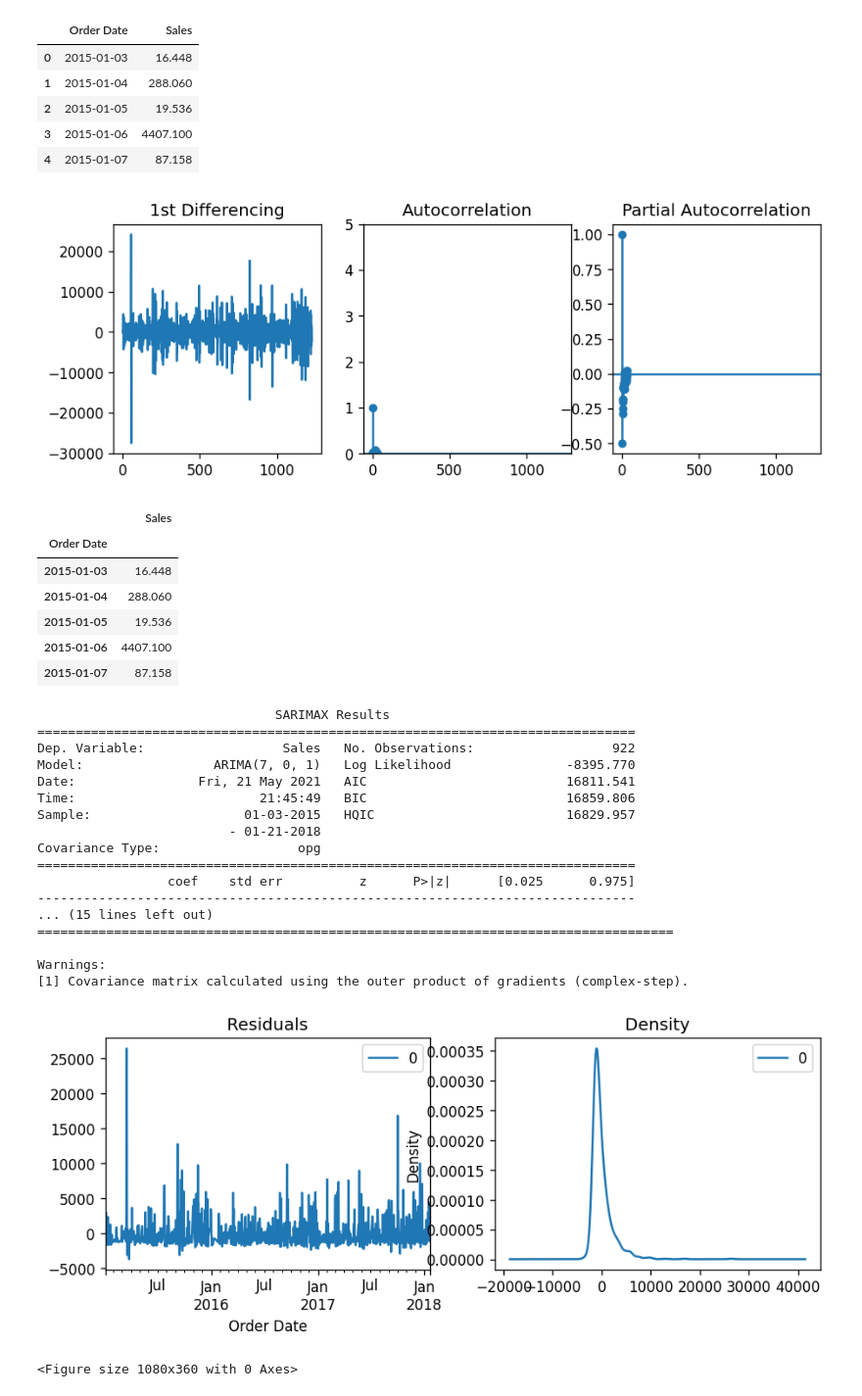
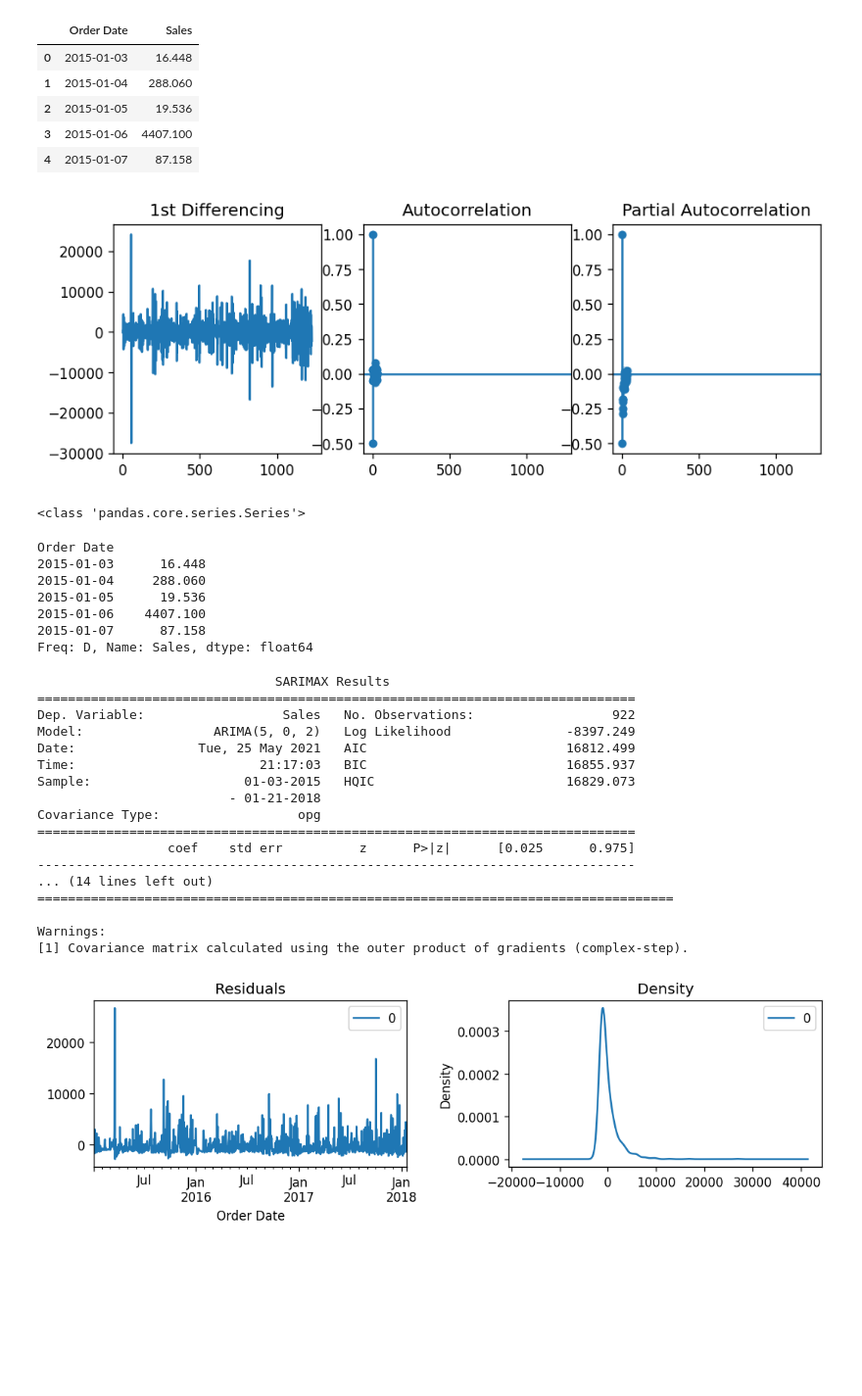
Before and after one commit to youngb1801/Portfolio, a Jupyter notebook: Timeseries_Analysis/Sales_Prediction.ipynb, the cells around one changed output. Shown at 98% size. Cells and saved outputs as stored; diff of their text form; code cells hidden in the pictures; blank space fills up the shorter version.

Commit message:
Updated Sales_Prediction code
changed basline model and established best ARIMA parameters from acf and pacf plots.

```diff
--- a/Timeseries_Analysis/Sales_Prediction.ipynb
+++ b/Timeseries_Analysis/Sales_Prediction.ipynb
@@ -441,10 +438,9 @@ plt.rcParams.update({'figure.figsize': (9,3), 'figure.dpi': 120})
 
 fig, axes = plt.subplots(1, 3, sharex = True)
 axes[0].plot(sales_data.Sales.diff()); axes[0].set_title('1st Differencing')
-axes[1].set(ylim = (0,5))
 plot_acf(sales_data.Sales.diff().dropna(), ax = axes[1])
 plot_pacf(sales_data.Sales.diff().dropna(), ax = axes[2])
 
-plt.show()
+plt.savefig('plots/acf_pacf.png')
 # %% [output]
-[figure, old version]
+[figure, new version]
@@ -451,44 +449,47 @@ plt.show()
 # %%
-sales_data = sales_data.set_index('Order Date')
-
 sales_data.index = pd.DatetimeIndex(sales_data.index).to_period('D')
 
+sales_data = sales_data.squeeze()
+
+print(type(sales_data))
+
 sales_data.head()
 # %% [output]
-|  | Sales |
-| Order Date |  |
-| 2015-01-03 | 16.448 |
-| 2015-01-04 | 288.060 |
-| 2015-01-05 | 19.536 |
-| 2015-01-06 | 4407.100 |
-| 2015-01-07 | 87.158 |
+<class 'pandas.core.series.Series'>
+Order Date
+2015-01-03      16.448
+2015-01-04     288.060
+2015-01-05      19.536
+2015-01-06    4407.100
+2015-01-07      87.158
+Freq: D, Name: Sales, dtype: float64
 # %%
 train_data = train_data.drop(columns = ['year', 'month'])
-train_data = train_data.set_index('Order Date').to_period('D')
+train_data = train_data.set_index('Order Date').to_period('D').squeeze()
 
 test_data = test_data.drop(columns = ['year', 'month'])
-test_data = test_data.set_index('Order Date').to_period('D')
+test_data = test_data.set_index('Order Date').to_period('D').squeeze()
 # %%
 from statsmodels.tsa.arima.model import ARIMA
 from statsmodels.tsa.arima.model import ARIMAResults
 
-model = ARIMA(train_data.Sales, order = (7, 0, 1))
+model = ARIMA(train_data, order = (5, 0, 2))
 model_fit = model.fit()
 print(model_fit.summary())
 # %% [output]
                                SARIMAX Results
 ==============================================================================
 Dep. Variable:                  Sales   No. Observations:                  922
-Model:                 ARIMA(7, 0, 1)   Log Likelihood               -8395.770
-Date:                Fri, 21 May 2021   AIC                          16811.541
-Time:                        21:45:49   BIC                          16859.806
-Sample:                    01-03-2015   HQIC                         16829.957
+Model:                 ARIMA(5, 0, 2)   Log Likelihood               -8397.249
+Date:                Tue, 25 May 2021   AIC                          16812.499
+Time:                        21:17:03   BIC                          16855.937
+Sample:                    01-03-2015   HQIC                         16829.073
                          - 01-21-2018
 Covariance Type:                  opg
 ==============================================================================
                  coef    std err          z      P>|z|      [0.025      0.975]
 ------------------------------------------------------------------------------
-... (15 lines left out)
+... (14 lines left out)
 ===================================================================================
 
 Warnings:
@@ -496,14 +497,13 @@ Warnings:
 # %%
 # Plot residual errors
 residuals = pd.DataFrame(model_fit.resid)
 fig, ax = plt.subplots(1, 2)
 residuals.plot(title = "Residuals", ax = ax[0])
 residuals.plot(kind = 'kde', title = 'Density', ax = ax[1])
-plt.show()
+plt.tight_layout()
 plt.savefig("plots/residual_errors.png")
 # %% [output]
-[figure, old version]
+[figure, new version]
-<Figure size 1080x360 with 0 Axes>
 # %%
 # Actual vs Fitted
 model_fit.plot_diagnostics()
```
Also changed, not shown: parts of 27 cells of this notebook, 13 other files.
